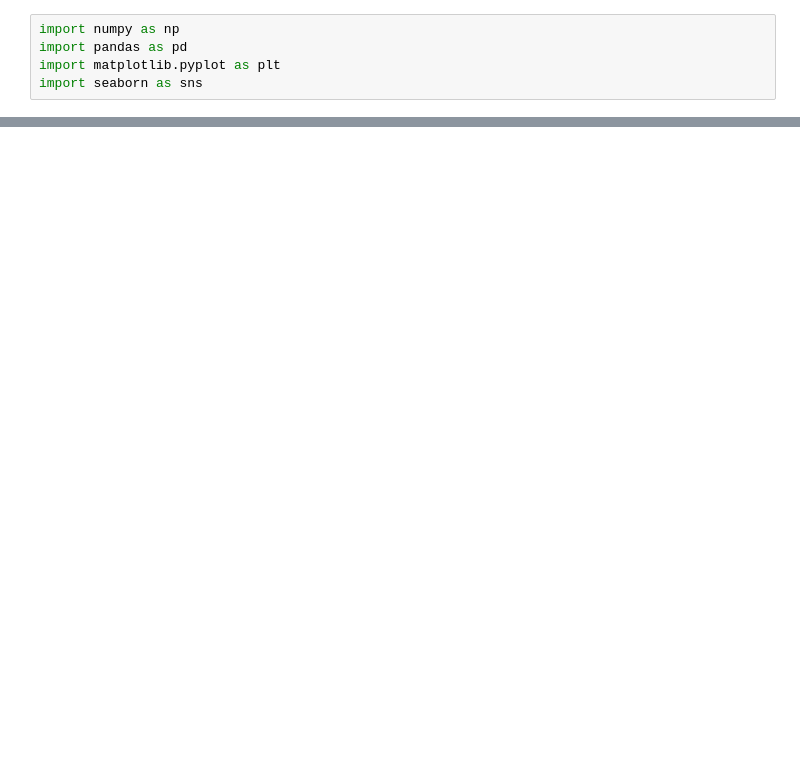
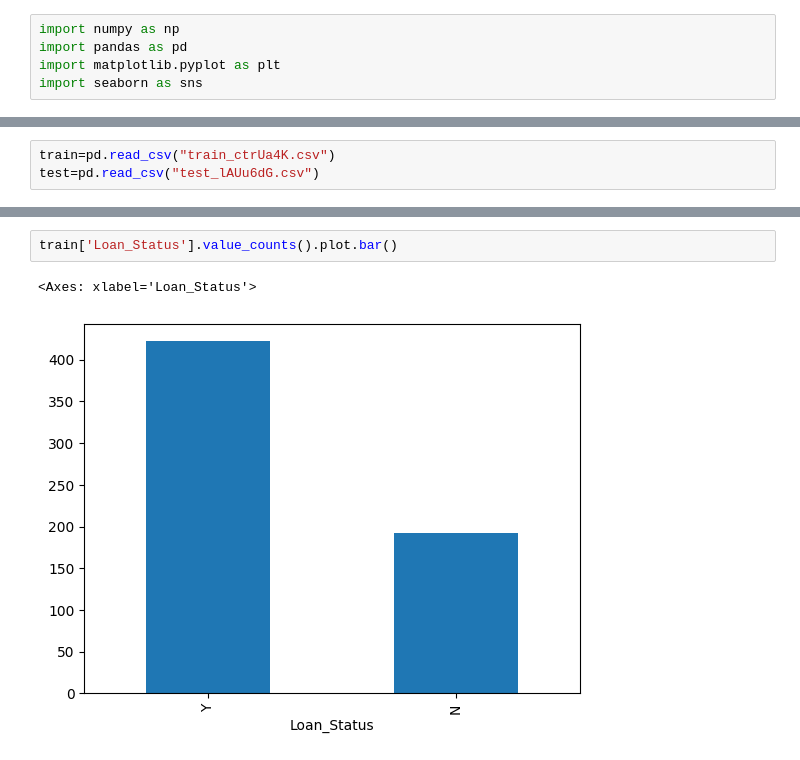
Before and after one commit to thisisanuragn/ANURAG-N, a Jupyter notebook: AnuragN.ipynb, the cells around one changed output, grey strips where cells are left out. Saved outputs shown, nothing was run; the diff lists cells and outputs as text; blank space fills up the shorter version.

```diff
--- a/AnuragN.ipynb
+++ b/AnuragN.ipynb
@@ -190,0 +8,3 @@ plt.show()
+# %%
+train=pd.read_csv("train_ctrUa4K.csv")
+test=pd.read_csv("test_lAUu6dG.csv")
@@ -190,0 +78,5 @@ plt.show()
+# %%
+train['Loan_Status'].value_counts().plot.bar()
+# %% [output]
+<Axes: xlabel='Loan_Status'>
+[figure, added]
```
Also changed, not shown: parts of 83 cells of this notebook.
